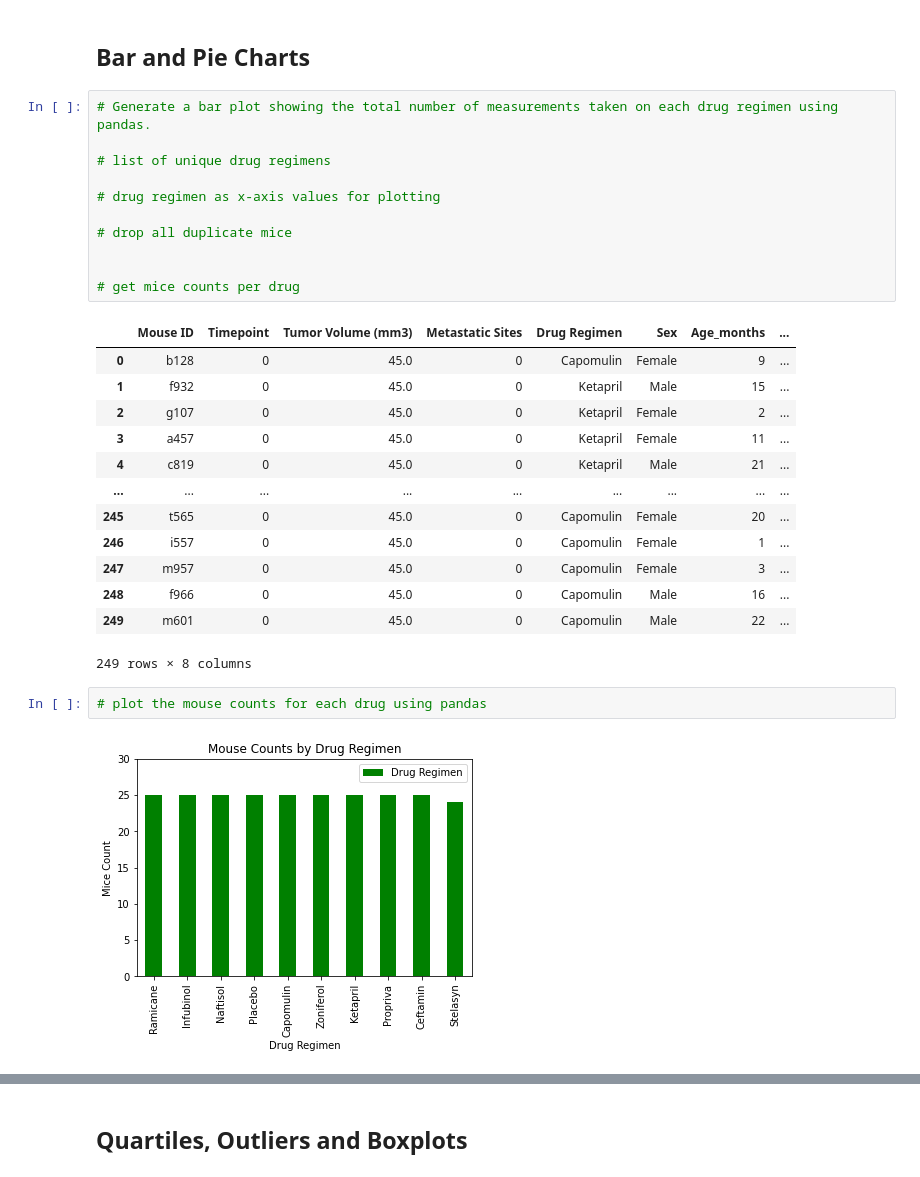
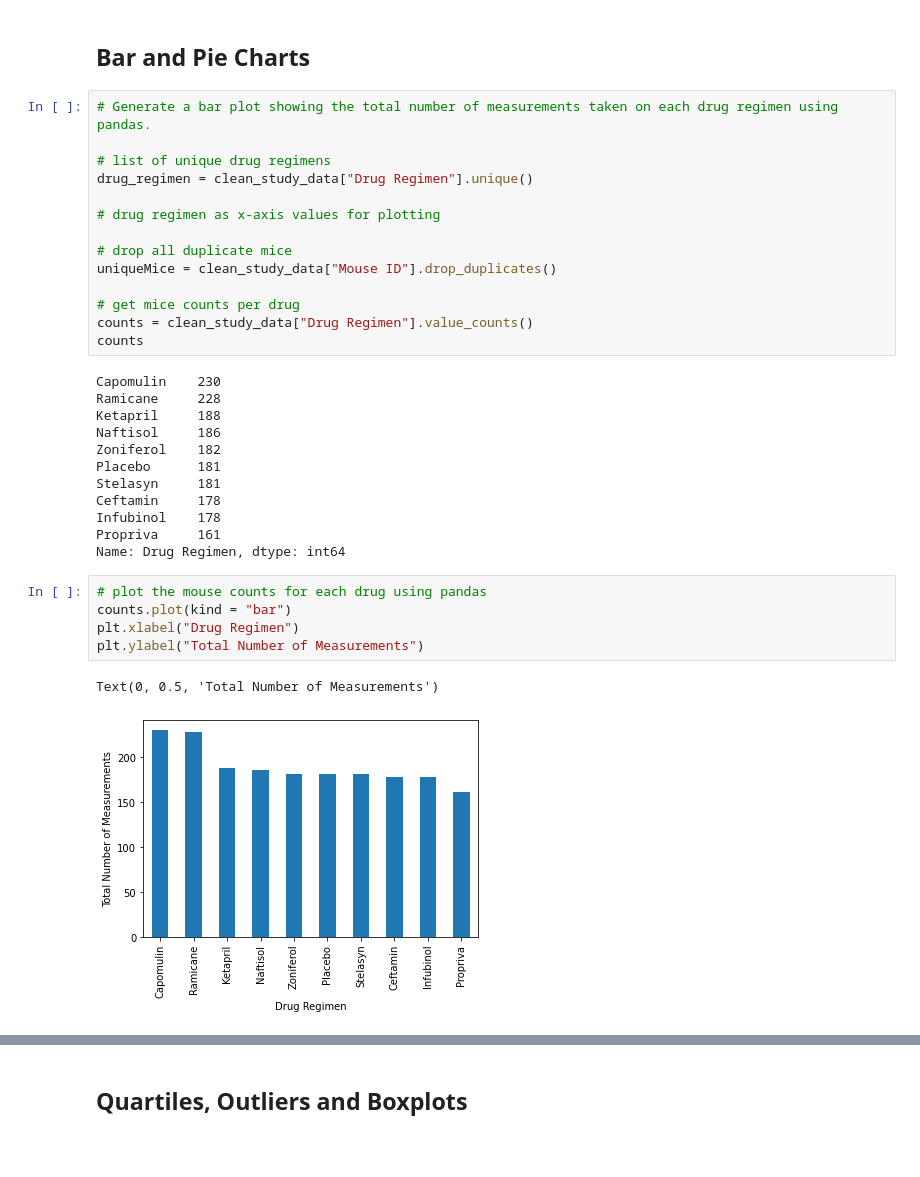
Before and after one commit to Ramirra/matplotlib-challenge, a Jupyter notebook: pymaceuticals_starter.ipynb, the cells around one changed output, grey strips where cells are left out. Saved outputs shown, nothing was run; the diff lists cells and outputs as text; blank space fills up the shorter version.

```diff
--- a/pymaceuticals_starter.ipynb
+++ b/pymaceuticals_starter.ipynb
@@ -164,31 +164,36 @@ summaryStatisticsDF
 # Generate a bar plot showing the total number of measurements taken on each drug regimen using pandas.
 
 # list of unique drug regimens
+drug_regimen = clean_study_data["Drug Regimen"].unique()
 
 # drug regimen as x-axis values for plotting
 
 # drop all duplicate mice
-
+uniqueMice = clean_study_data["Mouse ID"].drop_duplicates()
 
 # get mice counts per drug
+counts = clean_study_data["Drug Regimen"].value_counts()
+counts
 # %% [output]
-|  | Mouse ID | Timepoint | Tumor Volume (mm3) | Metastatic Sites | Drug Regimen | Sex | Age_months | ... |
-| 0 | b128 | 0 | 45.0 | 0 | Capomulin | Female | 9 | ... |
-| 1 | f932 | 0 | 45.0 | 0 | Ketapril | Male | 15 | ... |
-| 2 | g107 | 0 | 45.0 | 0 | Ketapril | Female | 2 | ... |
-| 3 | a457 | 0 | 45.0 | 0 | Ketapril | Female | 11 | ... |
-| 4 | c819 | 0 | 45.0 | 0 | Ketapril | Male | 21 | ... |
-| ... | ... | ... | ... | ... | ... | ... | ... | ... |
-| 245 | t565 | 0 | 45.0 | 0 | Capomulin | Female | 20 | ... |
-| 246 | i557 | 0 | 45.0 | 0 | Capomulin | Female | 1 | ... |
-| 247 | m957 | 0 | 45.0 | 0 | Capomulin | Female | 3 | ... |
-| 248 | f966 | 0 | 45.0 | 0 | Capomulin | Male | 16 | ... |
-| 249 | m601 | 0 | 45.0 | 0 | Capomulin | Male | 22 | ... |
-249 rows × 8 columns
+Capomulin    230
+Ramicane     228
+Ketapril     188
+Naftisol     186
+Zoniferol    182
+Placebo      181
+Stelasyn     181
+Ceftamin     178
+Infubinol    178
+Propriva     161
+Name: Drug Regimen, dtype: int64
 # %%
 # plot the mouse counts for each drug using pandas
+counts.plot(kind = "bar")
+plt.xlabel("Drug Regimen")
+plt.ylabel("Total Number of Measurements")
 # %% [output]
+Text(0, 0.5, 'Total Number of Measurements')
-[figure, old version]
+[figure, new version]
 # %%
 # Generate a bar plot showing the total number of measurements taken on each drug regimen using pyplot.
 # plot the bar graph of mice count per drug regimen
```
Also changed, not shown: parts of 19 cells of this notebook.
